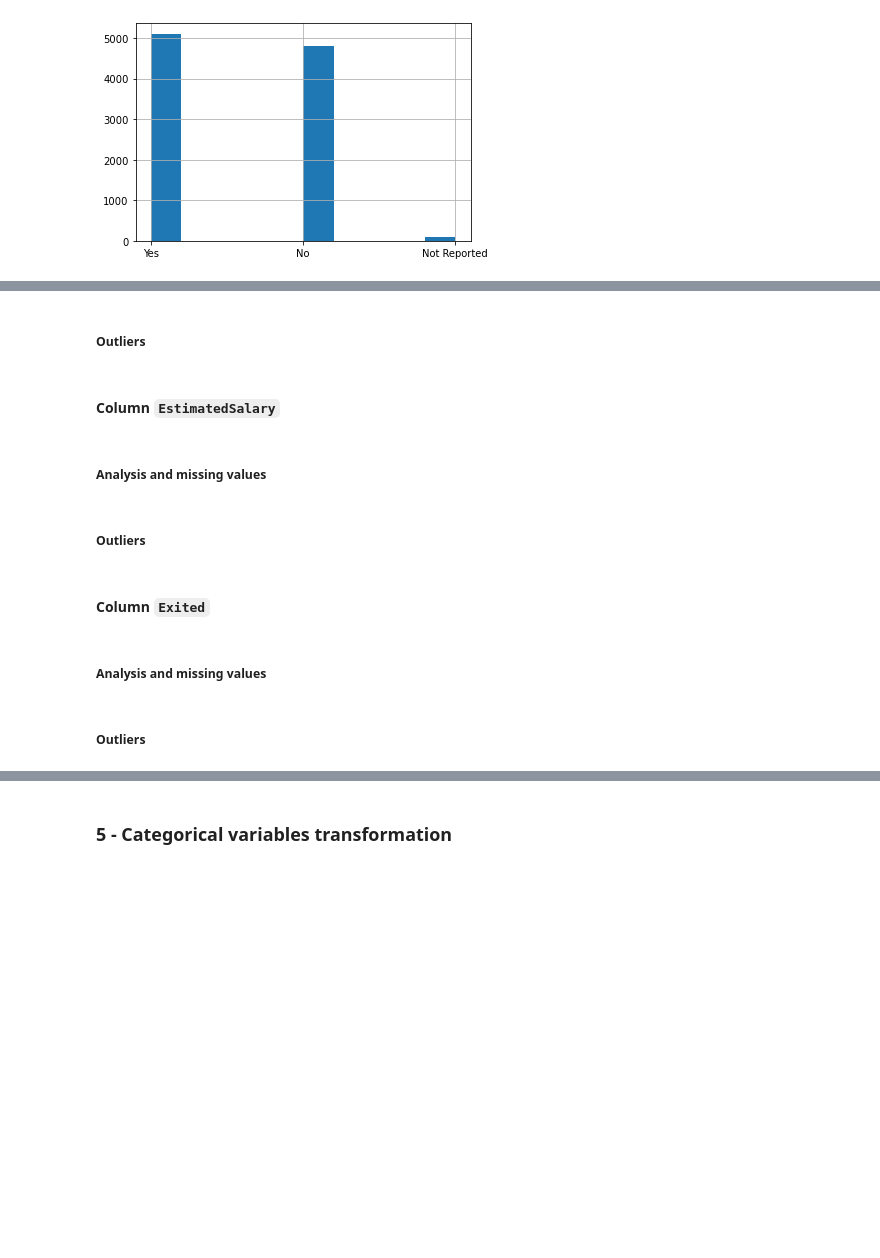
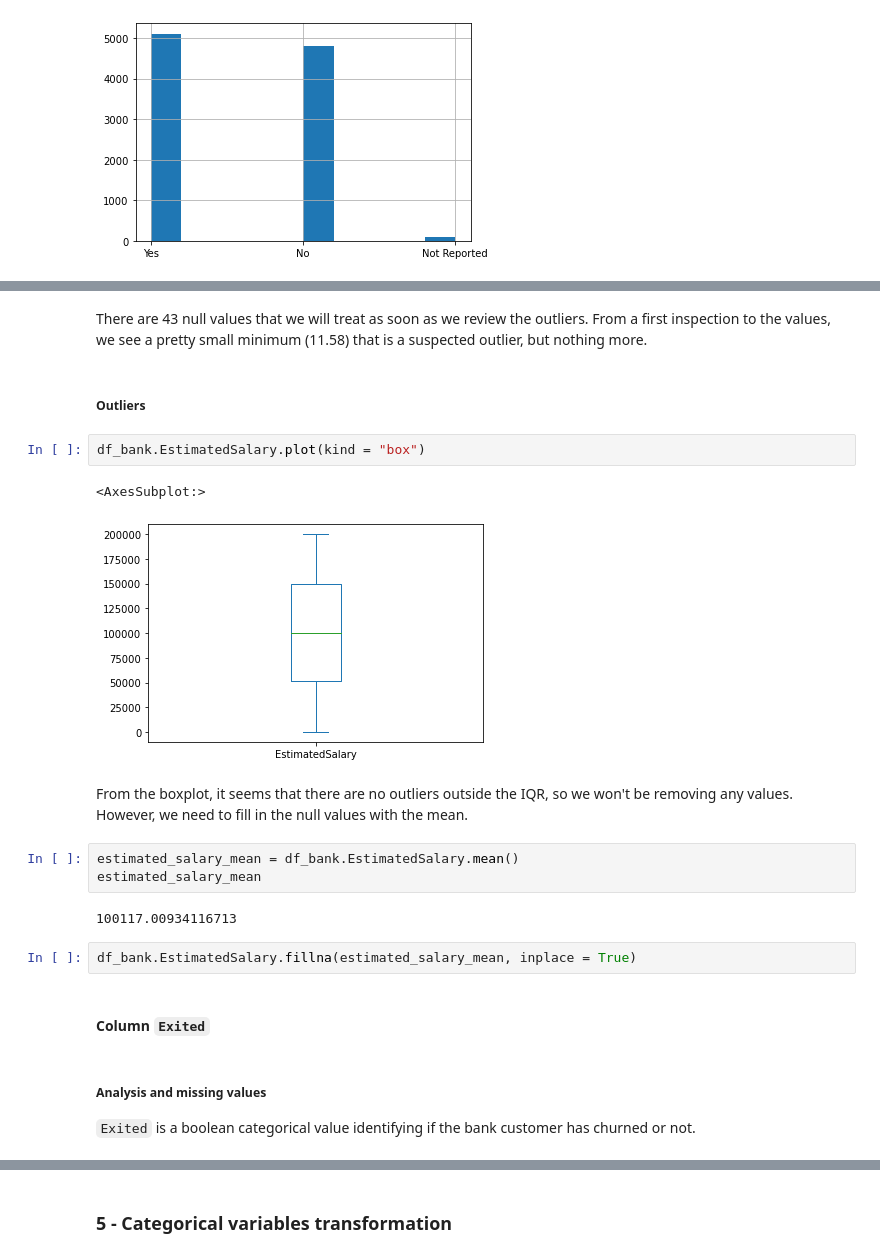
Before and after one commit to Maycas/Bank-Data-Analysis, a Jupyter notebook: Bank Data.ipynb, the cells around one changed output, grey strips where cells are left out. Saved outputs shown, nothing was run; the diff lists cells and outputs as text; blank space fills up the shorter version.

Commit message:
Column Exited Analysed

```diff
--- a/Bank Data.ipynb
+++ b/Bank Data.ipynb
@@ -1019,14 +1045,24 @@ df_bank.IsActiveMember.hist()
+# %% [markdown]
+There are 43 null values that we will treat as soon as we review the outliers. From a first inspection to the values, we see a pretty small minimum (11.58) that is a suspected outlier, but nothing more.
 # %% [markdown]
 ##### Outliers
-# %% [markdown]
-#### Column `EstimatedSalary`
-# %% [markdown]
-##### Analysis and missing values
-# %% [markdown]
-##### Outliers
+# %%
+df_bank.EstimatedSalary.plot(kind = "box")
+# %% [output]
+<AxesSubplot:>
+[figure, added]
+# %% [markdown]
+From the boxplot, it seems that there are no outliers outside the IQR, so we won't be removing any values. However, we need to fill in the null values with the mean.
+# %%
+estimated_salary_mean = df_bank.EstimatedSalary.mean()
+estimated_salary_mean
+# %% [output]
+100117.00934116713
+# %%
+df_bank.EstimatedSalary.fillna(estimated_salary_mean, inplace = True)
 # %% [markdown]
 #### Column `Exited`
-# %% [markdown]
-##### Analysis and missing values
-# %% [markdown]
-##### Outliers
+# %% [markdown]
+##### Analysis and missing values
+
+`Exited` is a boolean categorical value identifying if the bank customer has churned or not.
```
Also changed, not shown: parts of 18 cells of this notebook, 1 other file.
